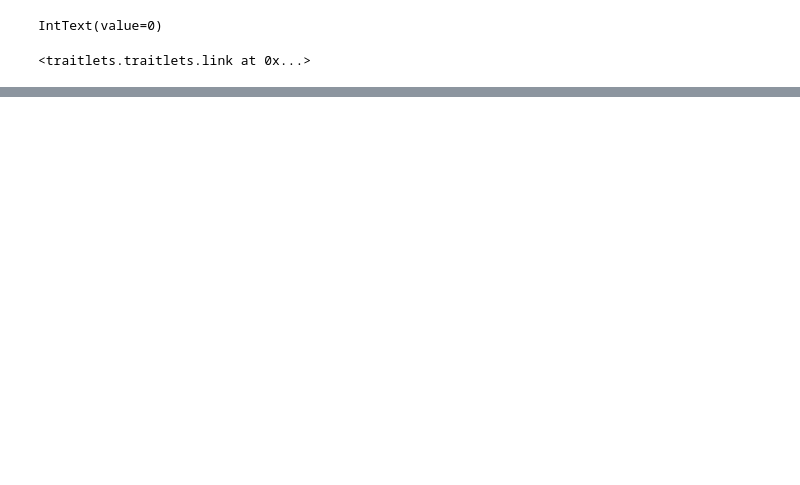
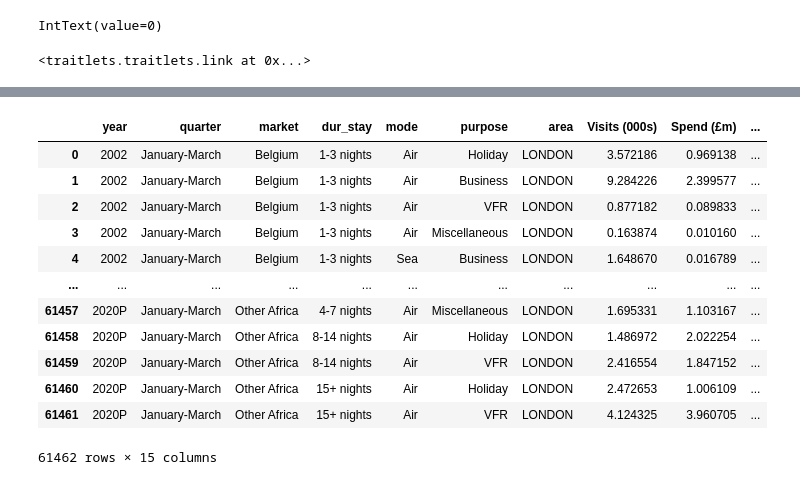
Before and after one commit to RedOx22/real-world-machine-learning, a Jupyter notebook: iPyWidgets_tutorial.ipynb, the cells around one changed output, grey strips where cells are left out. Cells and saved outputs as stored; diff of their text form; code cells hidden in the pictures; blank space fills up the shorter version.

```diff
--- a/iPyWidgets_tutorial.ipynb
+++ b/iPyWidgets_tutorial.ipynb
@@ -58,0 +78,6 @@ IntText(value=0)
+# %%
+# Controlling Widget Output
+import pandas as pd
+import numpy as np
+url = "https://data.london.gov.uk/download/number-international-visitors-london/b1e0f953-4c8a-4b45-95f5-e0d143d5641e/international-visitors-london-raw.csv"
+df_london = pd.read_csv(url, encoding= 'unicode_escape')
@@ -58,0 +99,21 @@ IntText(value=0)
+# %%
+# Rename problematic columns
+df_london['visits'] = df_london[df_london.columns[7]]
+df_london['spend'] = df_london[df_london.columns[8]]
+df_london['nights'] = df_london[df_london.columns[9]]
+# %%
+df_london
+# %% [output]
+|  | year | quarter | market | dur_stay | mode | purpose | area | Visits (000s) | Spend (£m) | ... |
+| 0 | 2002 | January-March | Belgium | 1-3 nights | Air | Holiday | LONDON | 3.572186 | 0.969138 | ... |
+| 1 | 2002 | January-March | Belgium | 1-3 nights | Air | Business | LONDON | 9.284226 | 2.399577 | ... |
+| 2 | 2002 | January-March | Belgium | 1-3 nights | Air | VFR | LONDON | 0.877182 | 0.089833 | ... |
+| 3 | 2002 | January-March | Belgium | 1-3 nights | Air | Miscellaneous | LONDON | 0.163874 | 0.010160 | ... |
+| 4 | 2002 | January-March | Belgium | 1-3 nights | Sea | Business | LONDON | 1.648670 | 0.016789 | ... |
+| ... | ... | ... | ... | ... | ... | ... | ... | ... | ... | ... |
+| 61457 | 2020P | January-March | Other Africa | 4-7 nights | Air | Miscellaneous | LONDON | 1.695331 | 1.103167 | ... |
+| 61458 | 2020P | January-March | Other Africa | 8-14 nights | Air | Holiday | LONDON | 1.486972 | 2.022254 | ... |
+| 61459 | 2020P | January-March | Other Africa | 8-14 nights | Air | VFR | LONDON | 2.416554 | 1.847152 | ... |
+| 61460 | 2020P | January-March | Other Africa | 15+ nights | Air | Holiday | LONDON | 2.472653 | 1.006109 | ... |
+| 61461 | 2020P | January-March | Other Africa | 15+ nights | Air | VFR | LONDON | 4.124325 | 3.960705 | ... |
+61462 rows × 15 columns
```
Also changed, not shown: parts of 24 cells of this notebook.
